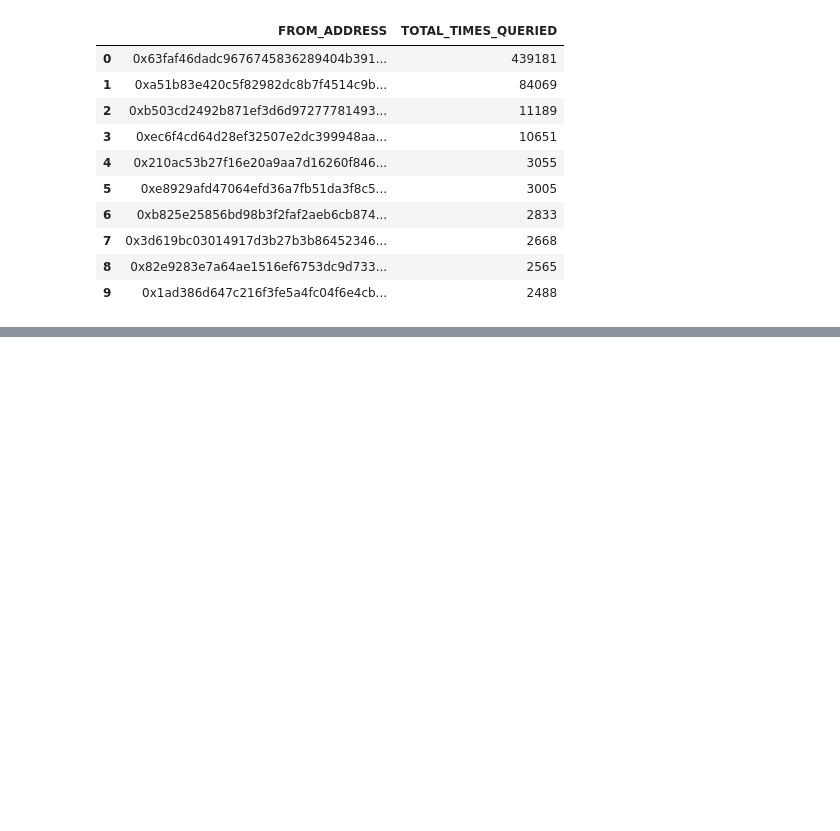
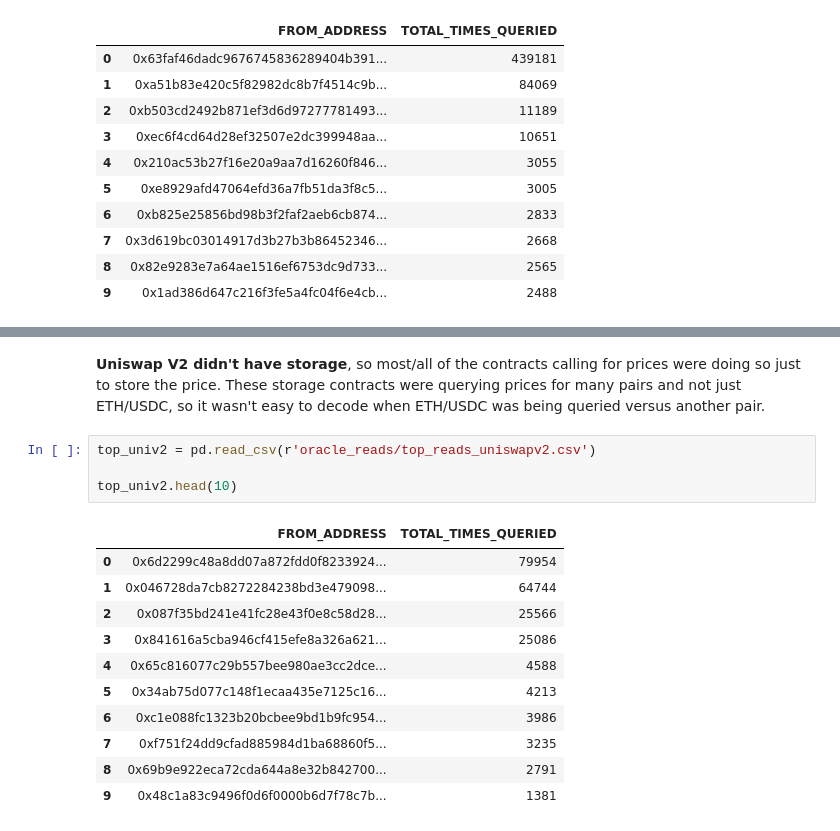
Before and after one commit to andrewhong5297/uniswapv2_v3-oracle-analysis, a Jupyter notebook: Oracle Analysis ETH-USDC Uniswap vs Chainlink.ipynb, the cells around one changed output, grey strips where cells are left out. Cells and saved outputs as stored; diff of their text form; blank space fills up the shorter version.

```diff
--- a/Oracle Analysis ETH-USDC Uniswap vs Chainlink.ipynb
+++ b/Oracle Analysis ETH-USDC Uniswap vs Chainlink.ipynb
@@ -298,0 +344,18 @@ top_chainlink.head(10)
+# %% [markdown]
+**Uniswap V2 didn't have storage**, so most/all of the contracts calling for prices were doing so just to store the price. These storage contracts were querying prices for many pairs and not just ETH/USDC, so it wasn't easy to decode when ETH/USDC was being queried versus another pair.
+# %%
+top_univ2 = pd.read_csv(r'oracle_reads/top_reads_uniswapv2.csv')
+
+top_univ2.head(10)
+# %% [output]
+|  | FROM_ADDRESS | TOTAL_TIMES_QUERIED |
+| 0 | 0x6d2299c48a8dd07a872fdd0f8233924... | 79954 |
+| 1 | 0x046728da7cb8272284238bd3e479098... | 64744 |
+| 2 | 0x087f35bd241e41fc28e43f0e8c58d28... | 25566 |
+| 3 | 0x841616a5cba946cf415efe8a326a621... | 25086 |
+| 4 | 0x65c816077c29b557bee980ae3cc2dce... | 4588 |
+| 5 | 0x34ab75d077c148f1ecaa435e7125c16... | 4213 |
+| 6 | 0xc1e088fc1323b20bcbee9bd1b9fc954... | 3986 |
+| 7 | 0xf751f24dd9cfad885984d1ba68860f5... | 3235 |
+| 8 | 0x69b9e922eca72cda644a8e32b842700... | 2791 |
+| 9 | 0x48c1a83c9496f0d6f0000b6d7f78c7b... | 1381 |
```
Also changed, not shown: parts of 20 cells of this notebook, 8 other files.
